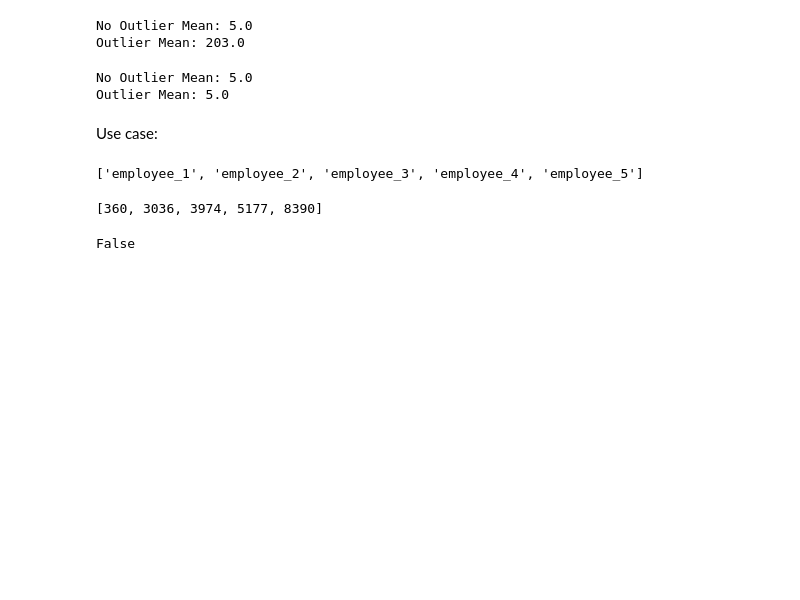
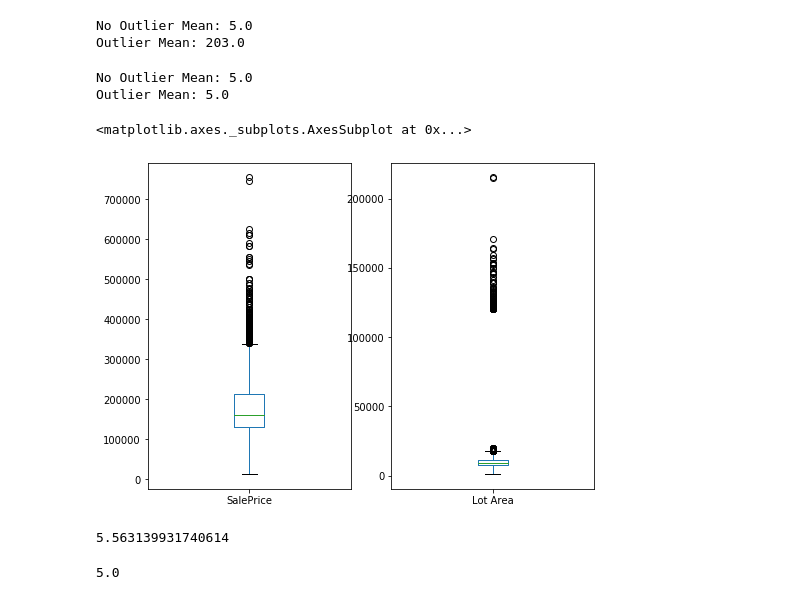
Before and after one commit to dnlsyfq/py_mean-variability, a Jupyter notebook: Chap 2.ipynb, the cells around one changed output. Saved outputs shown, nothing was run; the diff lists cells and outputs as text; code cells hidden in the pictures; blank space fills up the shorter version.

```diff
--- a/Chap 2.ipynb
+++ b/Chap 2.ipynb
@@ -213,18 +213,23 @@ print("No Outlier Mean: {}\nOutlier Mean: {}".format(np.median(rate),np.median(r
 # %% [output]
 No Outlier Mean: 5.0
 Outlier Mean: 5.0
-# %% [markdown]
-Use case:
-# %%
-staff = ["employee_" + str(i) for i in range(1,6)]
-staff
-# %% [output]
-['employee_1', 'employee_2', 'employee_3', 'employee_4', 'employee_5']
-# %%
-[random.randint(1,10000) for i in range(5)]
-# %% [output]
-[360, 3036, 3974, 5177, 8390]
-# %%
-"A" == "a"
-# %% [output]
-False
+# %%
+plt.figure(figsize=(8,6))
+plt.subplot(1,2,1)
+df['SalePrice'].plot.box()
+
+plt.subplot(1,2,2)
+df['Lot Area'].plot.box()
+# %% [output]
+<matplotlib.axes._subplots.AxesSubplot at 0x...>
+[figure, added]
+# %%
+# Median on Ordinal scale
+
+df['Overall Cond'].mean()
+# %% [output]
+5.563139931740614
+# %%
+df['Overall Cond'].median()
+# %% [output]
+5.0
```
Also changed, not shown: parts of 1 cell of this notebook.
